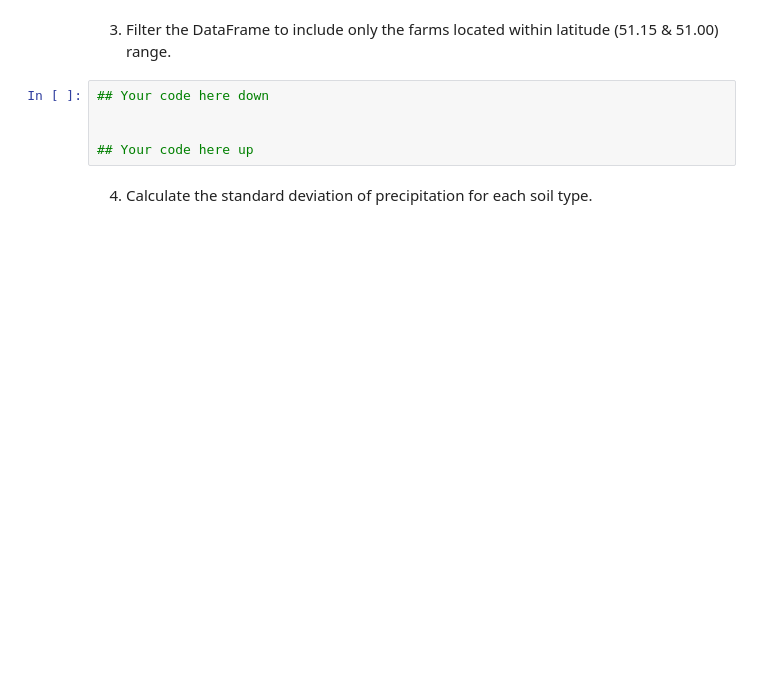
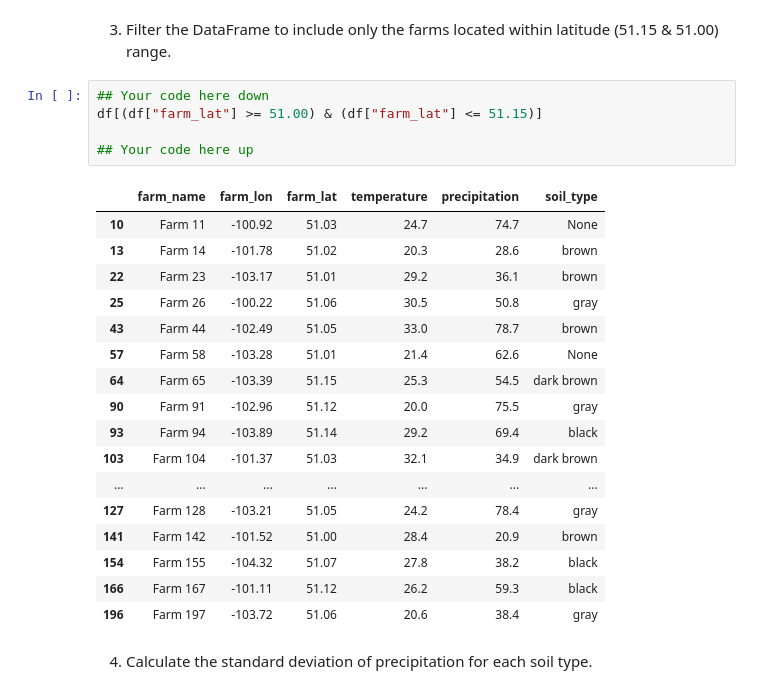
Before and after one commit to RobertoTabosa/AgriFirstWeek, a Jupyter notebook: Assinment_3&4 - Roberto Tabosa.ipynb, the cells around one changed output. Saved outputs shown, nothing was run; the diff lists cells and outputs as text; blank space fills up the shorter version.

```diff
--- a/Assinment_3&4 - Roberto Tabosa.ipynb
+++ b/Assinment_3&4 - Roberto Tabosa.ipynb
@@ -309,9 +337,27 @@ print (df)
 3. Filter the DataFrame to include only the farms located within latitude (51.15 & 51.00) range.
 # %%
 ## Your code here down
-
+df[(df["farm_lat"] >= 51.00) & (df["farm_lat"] <= 51.15)]
 
 ## Your code here up
+# %% [output]
+|  | farm_name | farm_lon | farm_lat | temperature | precipitation | soil_type |
+| 10 | Farm 11 | -100.92 | 51.03 | 24.7 | 74.7 | None |
+| 13 | Farm 14 | -101.78 | 51.02 | 20.3 | 28.6 | brown |
+| 22 | Farm 23 | -103.17 | 51.01 | 29.2 | 36.1 | brown |
+| 25 | Farm 26 | -100.22 | 51.06 | 30.5 | 50.8 | gray |
+| 43 | Farm 44 | -102.49 | 51.05 | 33.0 | 78.7 | brown |
+| 57 | Farm 58 | -103.28 | 51.01 | 21.4 | 62.6 | None |
+| 64 | Farm 65 | -103.39 | 51.15 | 25.3 | 54.5 | dark brown |
+| 90 | Farm 91 | -102.96 | 51.12 | 20.0 | 75.5 | gray |
+| 93 | Farm 94 | -103.89 | 51.14 | 29.2 | 69.4 | black |
+| 103 | Farm 104 | -101.37 | 51.03 | 32.1 | 34.9 | dark brown |
+| ... | ... | ... | ... | ... | ... | ... |
+| 127 | Farm 128 | -103.21 | 51.05 | 24.2 | 78.4 | gray |
+| 141 | Farm 142 | -101.52 | 51.00 | 28.4 | 20.9 | brown |
+| 154 | Farm 155 | -104.32 | 51.07 | 27.8 | 38.2 | black |
+| 166 | Farm 167 | -101.11 | 51.12 | 26.2 | 59.3 | black |
+| 196 | Farm 197 | -103.72 | 51.06 | 20.6 | 38.4 | gray |
 # %% [markdown]
  4. Calculate the standard deviation of precipitation for each soil type.
 # %%
```
Also changed, not shown: parts of 5 cells of this notebook.
